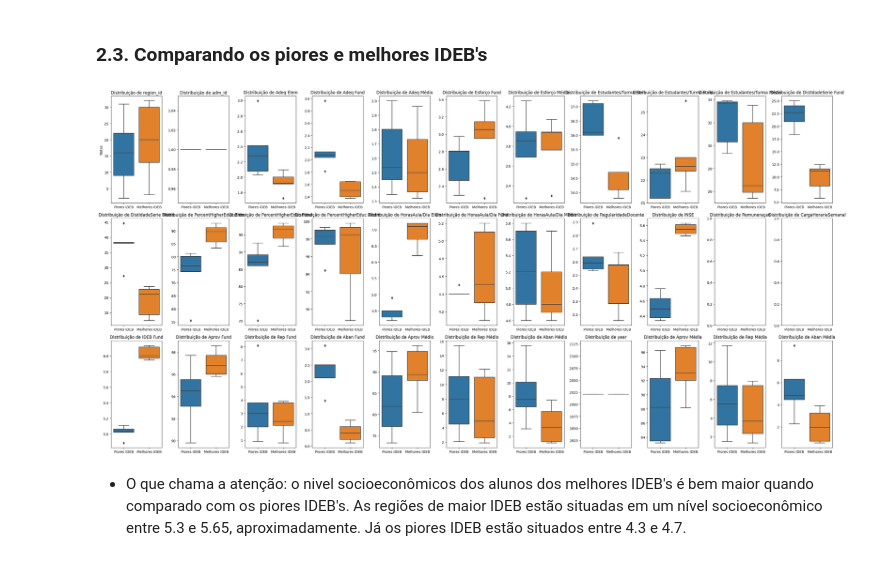
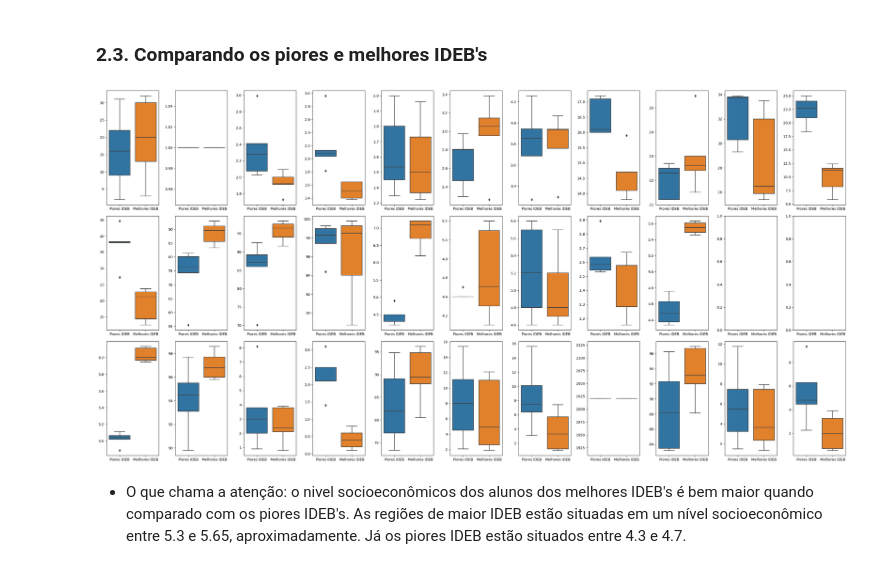
Before and after one commit to jgabrielsb-sb/BrazilEducationalProject, a Jupyter notebook: code_files/educational_analysis.ipynb, the cells around one changed output. Saved outputs shown, nothing was run; the diff lists cells and outputs as text; code cells hidden in the pictures.

```diff
--- a/code_files/educational_analysis.ipynb
+++ b/code_files/educational_analysis.ipynb
@@ -210,23 +212,21 @@ piores_IDEB
 # %%
 # Número de variáveis (colunas)
 num_vars = len(piores_IDEB.select_dtypes("number").columns)
 
 # Criando uma única figura com vários subplots
-plt.figure(figsize=(30, 15))  # Ajuste o tamanho conforme necessário
+plt.figure(figsize=(30, 15))
 
 for i, column in enumerate(piores_IDEB.select_dtypes("number").columns, 1):
     plt.subplot(3, int(num_vars/3), i)  # 1 linha, num_vars colunas, índice i
     sns.boxplot(data=pd.DataFrame({
         'Piores IDEB': piores_IDEB[column],
         'Melhores IDEB': melhores_IDEB[column]
     }))
-    plt.title(f'Distribuição de {column}')
-    plt.ylabel('Notas' if i == 1 else '')  # Apenas adicionar ylabel ao primeiro gráfico para evitar repetição
 
 plt.tight_layout()  # Ajusta automaticamente os subplots
 plt.show()
 # %% [output]
-[figure, old version]
+[figure, new version]
 # %% [markdown]
 * O que chama a atenção: o nivel socioeconômicos dos alunos dos melhores IDEB's é bem maior quando comparado com os piores IDEB's. As regiões de maior IDEB estão situadas em um nível socioeconômico entre 5.3 e 5.65, aproximadamente. Já os piores IDEB estão situados entre 4.3 e 4.7.
 # %% [markdown]
```
Also changed, not shown: parts of 6 cells of this notebook.
